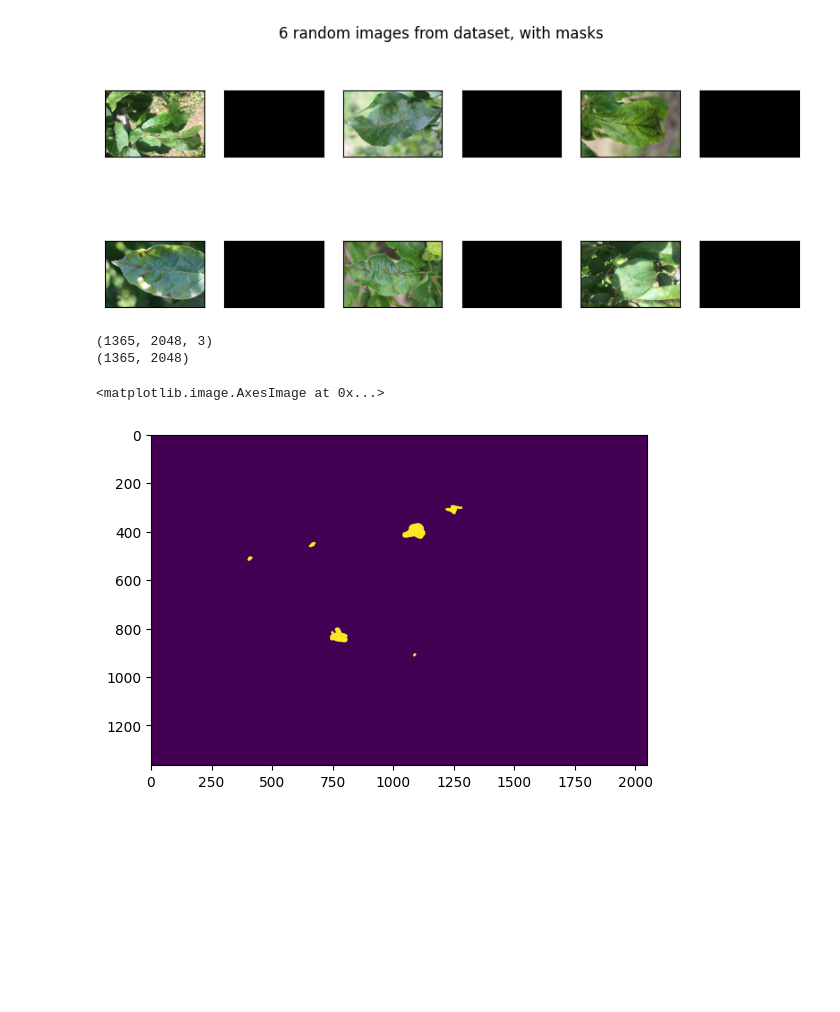
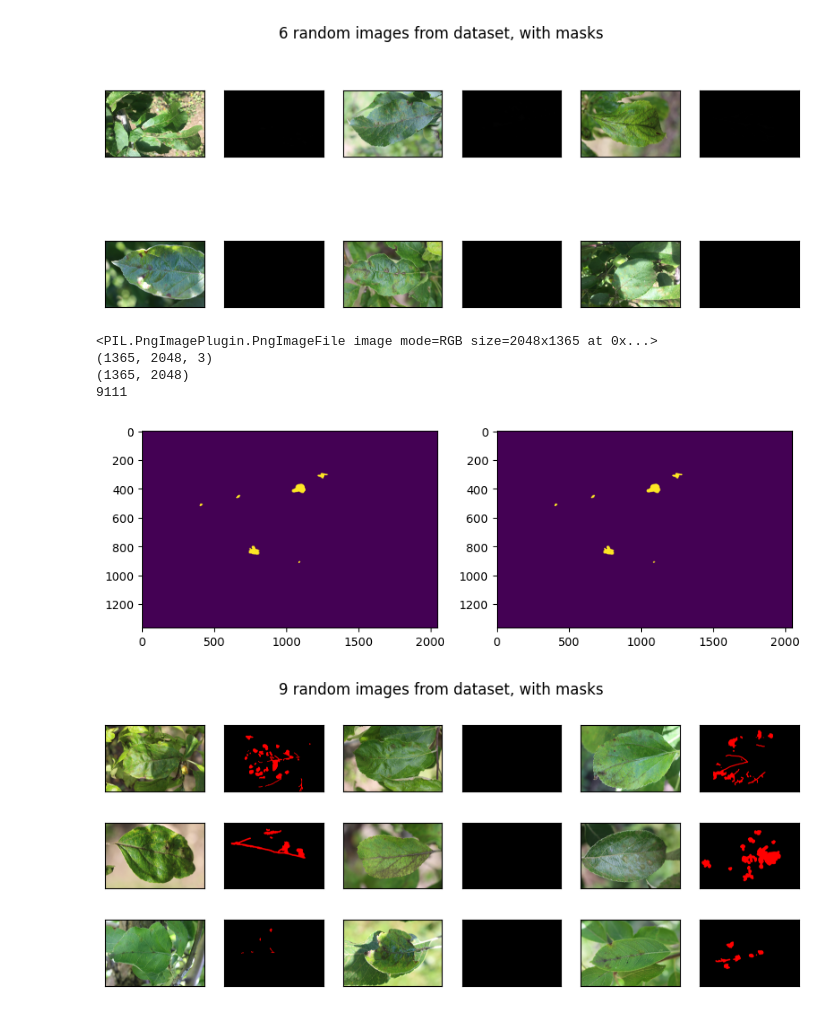
Before and after one commit to FedericoGritti/leaf_disease_segmentation_project, a Jupyter notebook: project_test_biddiscombe.ipynb, the cells around one changed output. Cells and saved outputs as stored; diff of their text form; code cells hidden in the pictures; blank space fills up the shorter version.

Commit message:
more leaf visualisations

```diff
--- a/project_test_biddiscombe.ipynb
+++ b/project_test_biddiscombe.ipynb
@@ -174,16 +174,29 @@ plot_random_scab(img_name=img_name_system, mask_name=mask_name_system)
 # %%
 # trying different dataset
 img = Image.open(path_to_masks + mask_name_system + "0.png")
 # plt.imshow(img)
 
 img_array = np.array(img)
+# print(img_array)
 print(img_array.shape)
+
 gray_img = np.mean(img_array, axis=2)
 print(gray_img.shape)
 
+mask = gray_img > 0
+print(len(img_array[mask]))
+
+plt.figure(figsize=(10,4))
+plt.subplot(1,2,1)
 plt.imshow(gray_img)
+plt.subplot(1,2,2)
+plt.imshow(mask)
+plt.show()
+
+# There is not much difference between the average and the truth value
 # %% [output]
+<PIL.PngImagePlugin.PngImageFile image mode=RGB size=2048x1365 at 0x...>
 (1365, 2048, 3)
 (1365, 2048)
+9111
-<matplotlib.image.AxesImage at 0x...>
-[figure, old version]
+[figure, new version]
@@ -189,0 +259,4 @@ plt.imshow(gray_img)
+# %%
+plot_random_scab(nr_to_plot=9)
+# %% [output]
+[figure, added]
```
Also changed, not shown: parts of 5 cells of this notebook.
